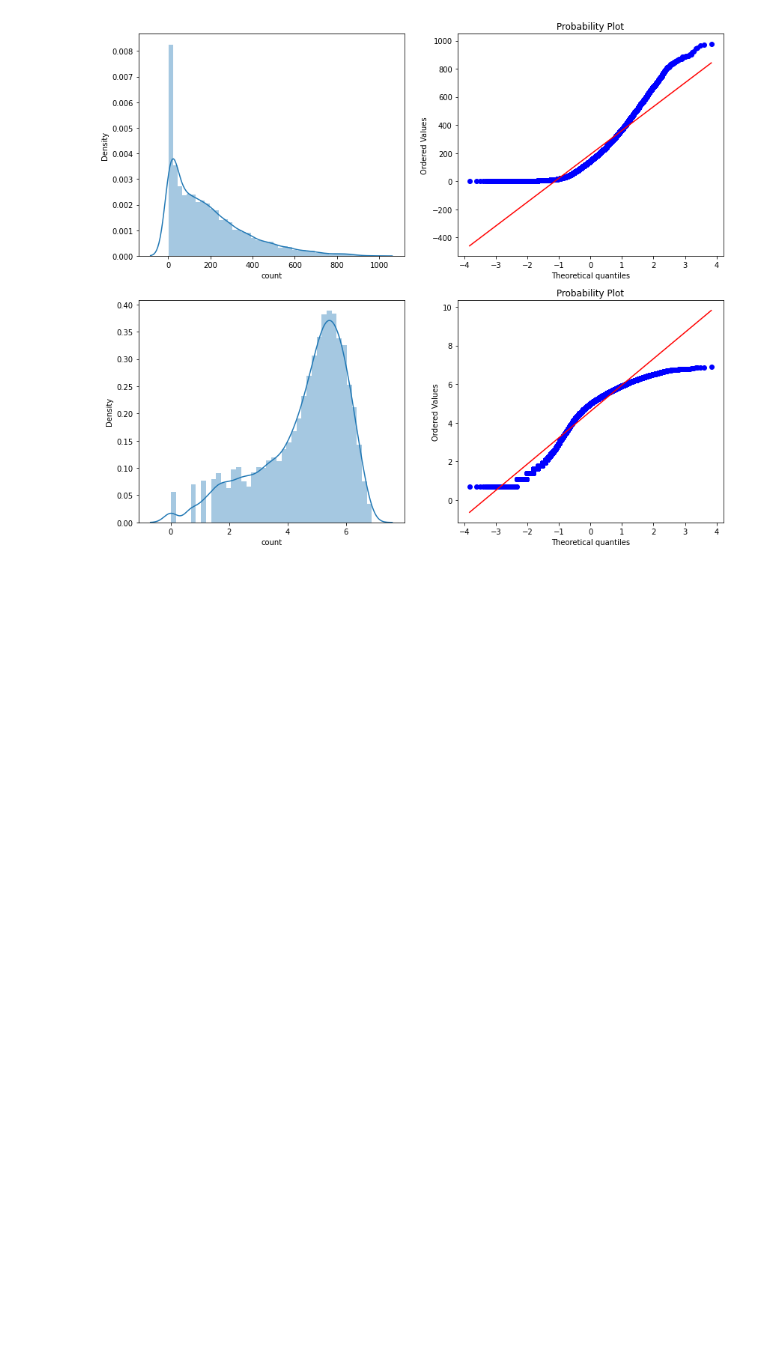
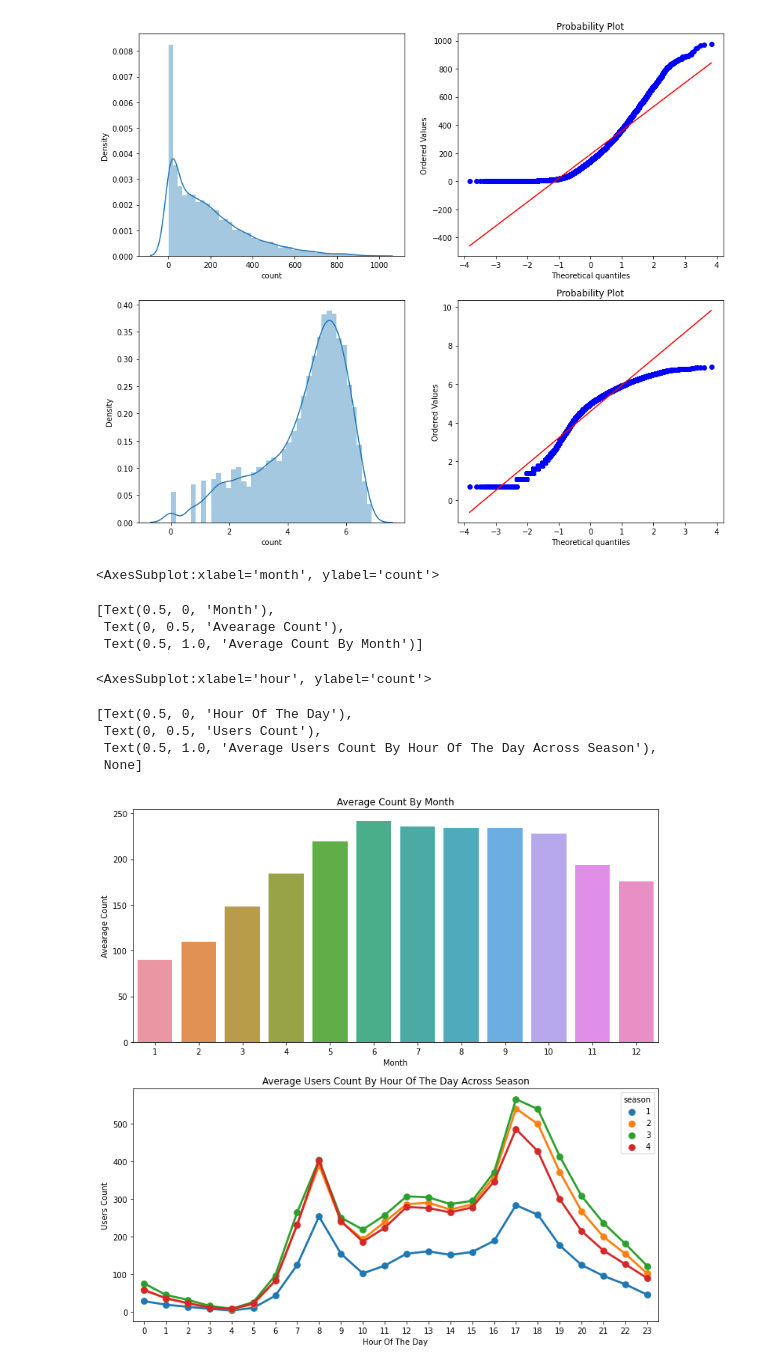
Before and after one commit to Giyn/BikeSharingDemand, a Jupyter notebook: EDA.ipynb, the cells around one changed output. Drawn from its saved outputs; the diff is of its cells as text; code cells hidden in the pictures; blank space fills up the shorter version.

Commit message:
feat: add data visualization analysis

```diff
--- a/EDA.ipynb
+++ b/EDA.ipynb
@@ -183,3 +183,27 @@ stats.probplot(np.log1p(raw_data["count"]), dist='norm', fit=True, plot=axes[1][
          6.88550967])),
  (1.3647396459244168, 4.591363690454027, 0.9611793780126959))
 [figure]
+# %%
+fig, (ax1, ax2) = plt.subplots(nrows=2)
+fig.set_size_inches(12, 12)
+
+month_mean = pd.DataFrame(raw_data.groupby("month")["count"].mean()).reset_index()
+sns.barplot(data=month_mean, x="month", y="count", ax=ax1)
+ax1.set(xlabel='Month', ylabel='Avearage Count', title="Average Count By Month")
+
+hour_mean = pd.DataFrame(raw_data.groupby(["hour", "season"], sort=True)["count"].mean()).reset_index()
+sns.pointplot(x=hour_mean["hour"], y=hour_mean["count"], hue=hour_mean["season"],
+              data=hour_mean, join=True, ax=ax2)
+ax2.set(xlabel='Hour Of A Day', ylabel='Users Count',
+        title="Average Users Count By Hour Of The Day Across Season", label='big')
+# %% [output]
+<AxesSubplot:xlabel='month', ylabel='count'>
+[Text(0.5, 0, 'Month'),
+ Text(0, 0.5, 'Avearage Count'),
+ Text(0.5, 1.0, 'Average Count By Month')]
+<AxesSubplot:xlabel='hour', ylabel='count'>
+[Text(0.5, 0, 'Hour Of The Day'),
+ Text(0, 0.5, 'Users Count'),
+ Text(0.5, 1.0, 'Average Users Count By Hour Of The Day Across Season'),
+ None]
+[figure, added]
```
